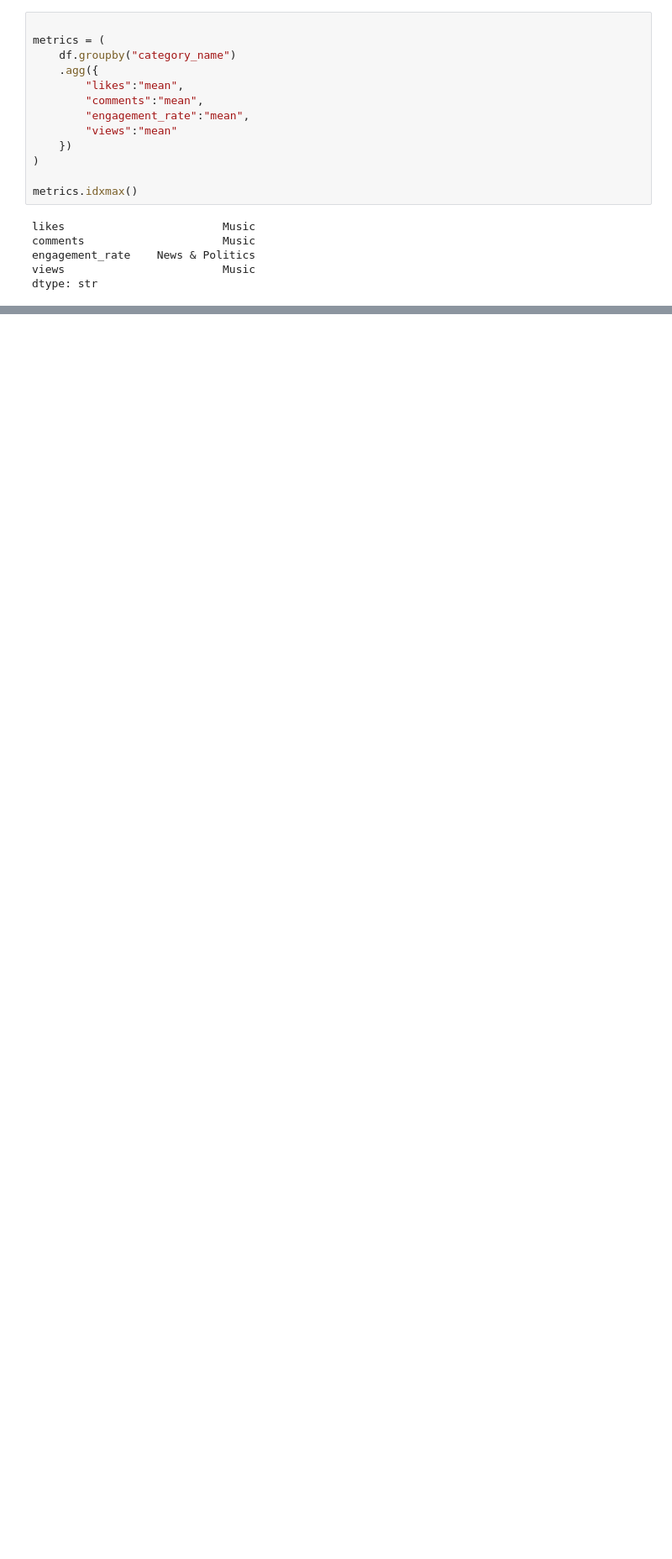
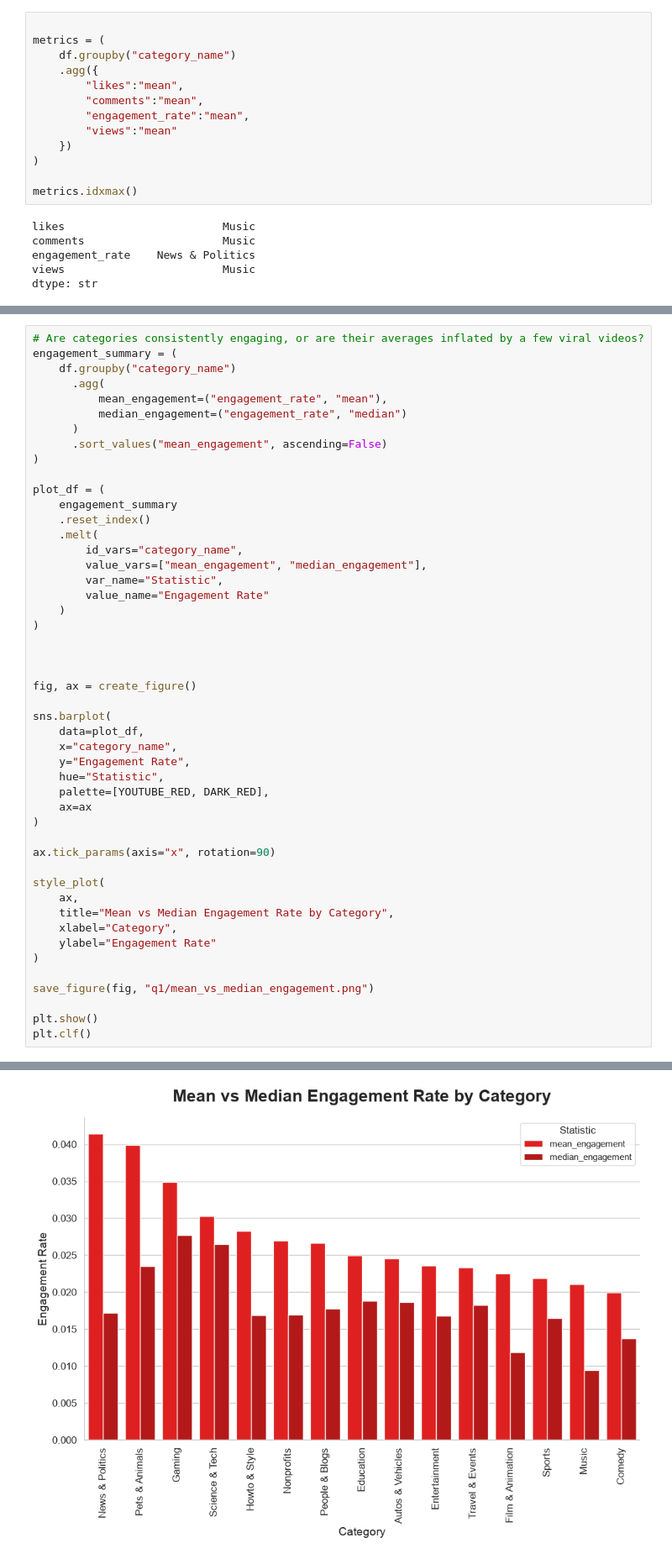
Before and after one commit to patinnojoe/algorithm-economy, a Jupyter notebook: notebook/q1-category-engagement.ipynb, the cells around one changed output, grey strips where cells are left out. Shown at 84% size. Cells and saved outputs as stored; diff of their text form; blank space fills up the shorter version.

```diff
--- a/notebook/q1-category-engagement.ipynb
+++ b/notebook/q1-category-engagement.ipynb
@@ -140,0 +250,49 @@ Saved: /Users/pro2020/projects/python/social-media-algorithm-analysis/outputs/q1
+# %%
+# Are categories consistently engaging, or are their averages inflated by a few viral videos?
+engagement_summary = (
+    df.groupby("category_name")
+      .agg(
+          mean_engagement=("engagement_rate", "mean"),
+          median_engagement=("engagement_rate", "median")
+      )
+      .sort_values("mean_engagement", ascending=False)
+)
+
+plot_df = (
+    engagement_summary
+    .reset_index()
+    .melt(
+        id_vars="category_name",
+        value_vars=["mean_engagement", "median_engagement"],
+        var_name="Statistic",
+        value_name="Engagement Rate"
+    )
+)
+
+
+
+fig, ax = create_figure()
+
+sns.barplot(
+    data=plot_df,
+    x="category_name",
+    y="Engagement Rate",
+    hue="Statistic",
+    palette=[YOUTUBE_RED, DARK_RED],
+    ax=ax
+)
+
+ax.tick_params(axis="x", rotation=90)
+
+style_plot(
+    ax,
+    title="Mean vs Median Engagement Rate by Category",
+    xlabel="Category",
+    ylabel="Engagement Rate"
+)
+
+save_figure(fig, "q1/mean_vs_median_engagement.png")
+
+plt.show()
+plt.clf()
+# %% [output]
@@ -140,0 +316 @@ Saved: /Users/pro2020/projects/python/social-media-algorithm-analysis/outputs/q1
+[figure, added]
```
Also changed, not shown: parts of 10 cells of this notebook, 9 other files.
